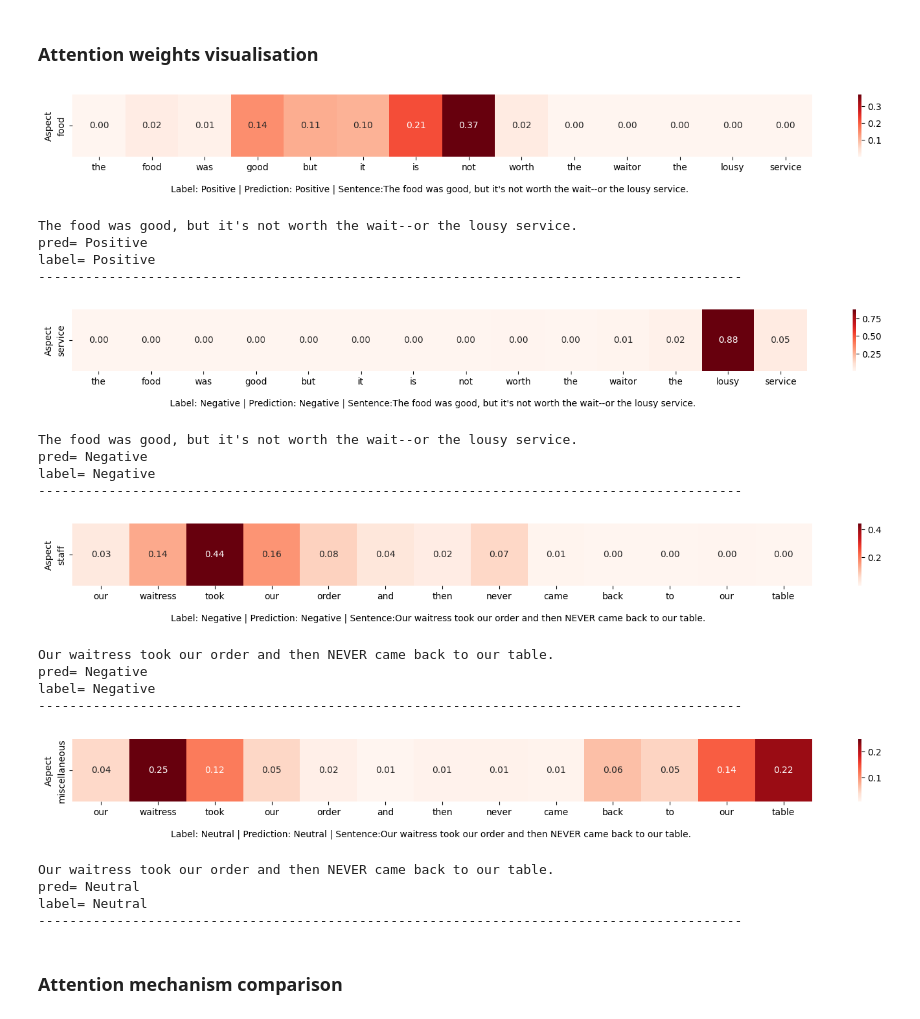
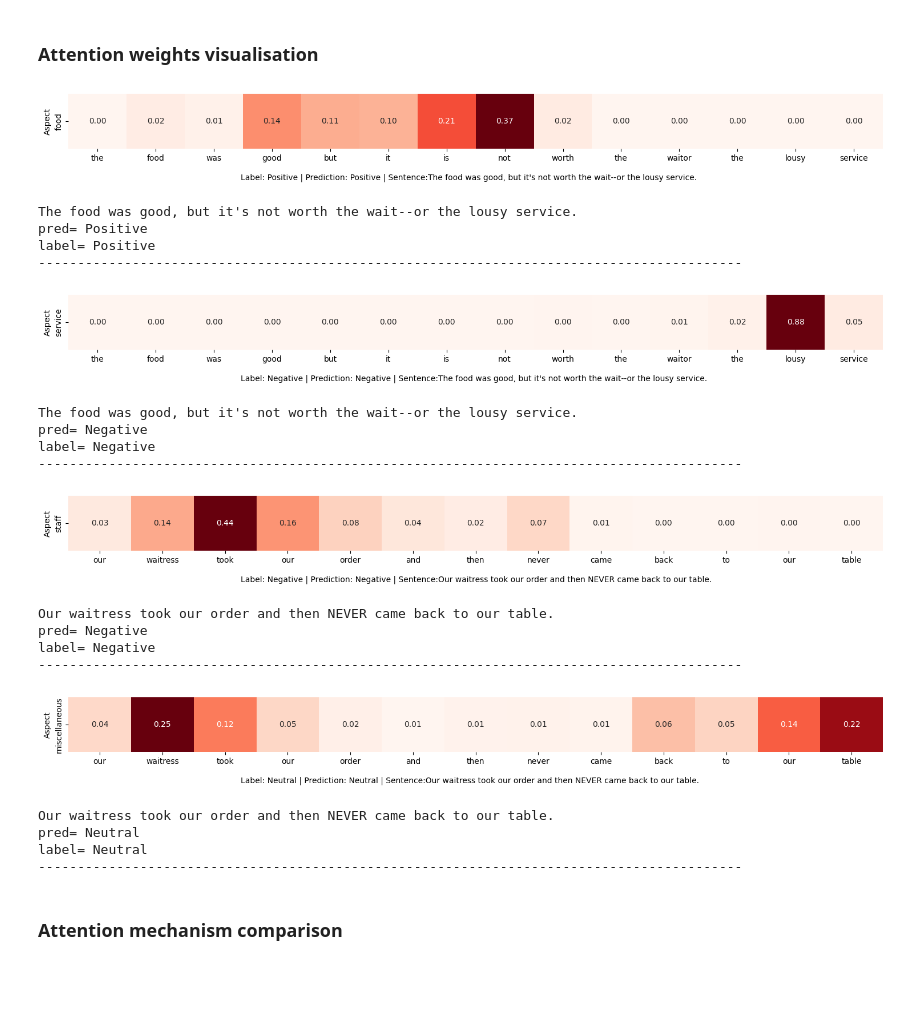
Before and after one commit to milanaveed/cits4012_project, a Jupyter notebook: 4012_v1.ipynb, the cells around one changed output. Saved outputs shown, nothing was run; the diff lists cells and outputs as text; code cells hidden in the pictures; blank space fills up the shorter version.

Commit message:
update weight visualisation

```diff
--- a/4012_v1.ipynb
+++ b/4012_v1.ipynb
@@ -2784,13 +2784,14 @@ def generate_plot(index, sentence, aspect, attention_weights, text):
         xticklabels=sentence,
         yticklabels=[aspect],
         cmap="Reds",
+        cbar=False
     )
     # plt.xlabel("Sentence Tokens")
     plt.ylabel("Aspect")
     # plt.title("Attention Visualization")
     bottom_text = text
     fig.text(
-        0.14,
+        0.24,
         -0.1,
         bottom_text,
         horizontalalignment="left",
@@ -2830,49 +2831,49 @@ def visualize_attention(df, index, attention_weights, predictions, labels):
 all_predictions = []
 all_labels = []
 
 model3.eval()
 with torch.no_grad():
     data_iter = iter(test_loader2)
     batch_sentences, batch_aspects, labels = next(data_iter)
 
     for target_index in list(range(16)):
 
         sentences = batch_sentences[target_index].unsqueeze(0).to(device)
         aspects = batch_aspects[target_index].unsqueeze(0).to(device)
 
         # Get the attention weight from the model
         outputs, attention_weights = model3(sentences, aspects)
         _, predicted = torch.max(outputs, 1)
         all_predictions.extend(predicted.cpu().numpy())
         all_labels.extend(labels.cpu().numpy())
 
         index_to_label = {0: "Neutral", 1: "Positive", 2: "Negative"}
 
         # visualize_attention(
         #     test_df, target_index, attention_weights, all_predictions, all_labels
         # )
 
         if target_index in list([2, 3, 10, 11]):
             visualize_attention(
                 test_df, target_index, attention_weights, all_predictions, all_labels
             )
 # %% [output]
-[figure, old version]
+[figure, new version]
 The food was good, but it's not worth the wait--or the lousy service.
 pred= Positive
 label= Positive
 ------------------------------------------------------------------------------------------
-[figure, old version]
+[figure, new version]
 The food was good, but it's not worth the wait--or the lousy service.
 pred= Negative
 label= Negative
 ------------------------------------------------------------------------------------------
-[figure, old version]
+[figure, new version]
 Our waitress took our order and then NEVER came back to our table.
 pred= Negative
 label= Negative
 ------------------------------------------------------------------------------------------
-[figure, old version]
+[figure, new version]
 Our waitress took our order and then NEVER came back to our table.
 pred= Neutral
 label= Neutral
```
Also changed, not shown: parts of 1 cell of this notebook, 4 other files.
